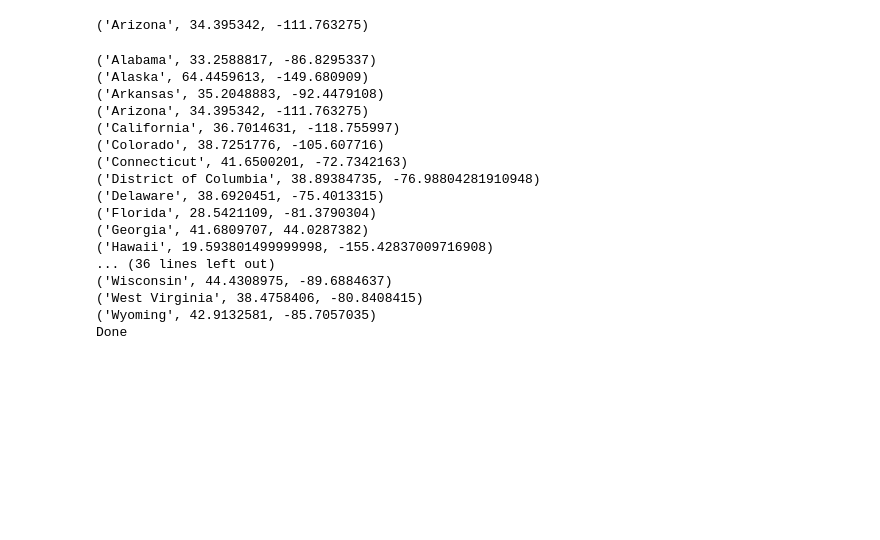
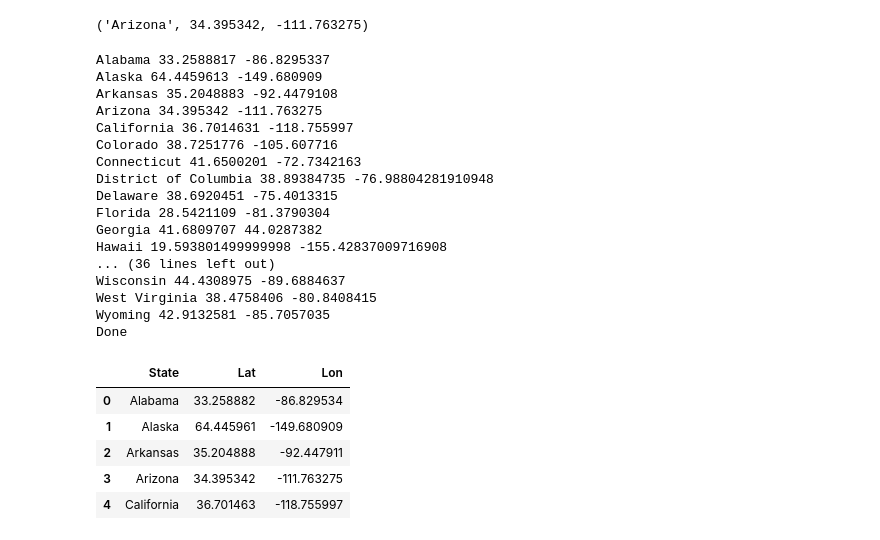
Before and after one commit to JamieKawaguchi/Homelessness-Group-Project, a Jupyter notebook: state_lon_lat.ipynb, the cells around one changed output. Saved outputs shown, nothing was run; the diff lists cells and outputs as text; code cells hidden in the pictures; blank space fills up the shorter version.

```diff
--- a/state_lon_lat.ipynb
+++ b/state_lon_lat.ipynb
@@ -150,24 +150,35 @@ for x in range(state_array):
     state_cord.append({"State": target_state[x],
                         "Lat": lat,
                         "Lon": lon})
-    print((target_state[x], lat, lon))
+    print(target_state[x], lat, lon)
 print("Done")      #state_cord.append(x)
 # %% [output]
-('Alabama', 33.2588817, -86.8295337)
-('Alaska', 64.4459613, -149.680909)
-('Arkansas', 35.2048883, -92.4479108)
-('Arizona', 34.395342, -111.763275)
-('California', 36.7014631, -118.755997)
-('Colorado', 38.7251776, -105.607716)
-('Connecticut', 41.6500201, -72.7342163)
-('District of Columbia', 38.89384735, -76.98804281910948)
-('Delaware', 38.6920451, -75.4013315)
-('Florida', 28.5421109, -81.3790304)
-('Georgia', 41.6809707, 44.0287382)
-('Hawaii', 19.593801499999998, -155.42837009716908)
+Alabama 33.2588817 -86.8295337
+Alaska 64.4459613 -149.680909
+Arkansas 35.2048883 -92.4479108
+Arizona 34.395342 -111.763275
+California 36.7014631 -118.755997
+Colorado 38.7251776 -105.607716
+Connecticut 41.6500201 -72.7342163
+District of Columbia 38.89384735 -76.98804281910948
+Delaware 38.6920451 -75.4013315
+Florida 28.5421109 -81.3790304
+Georgia 41.6809707 44.0287382
+Hawaii 19.593801499999998 -155.42837009716908
 ... (36 lines left out)
-('Wisconsin', 44.4308975, -89.6884637)
-('West Virginia', 38.4758406, -80.8408415)
-('Wyoming', 42.9132581, -85.7057035)
+Wisconsin 44.4308975 -89.6884637
+West Virginia 38.4758406 -80.8408415
+Wyoming 42.9132581 -85.7057035
 Done
+# %%
+# Convert to dataframe
+state_data_df = pd.DataFrame(state_cord)
+state_data_df.head()
+# %% [output]
+|  | State | Lat | Lon |
+| 0 | Alabama | 33.258882 | -86.829534 |
+| 1 | Alaska | 64.445961 | -149.680909 |
+| 2 | Arkansas | 35.204888 | -92.447911 |
+| 3 | Arizona | 34.395342 | -111.763275 |
+| 4 | California | 36.701463 | -118.755997 |
 # %%
```
Also changed, not shown: parts of 1 cell of this notebook, 2 other files.
